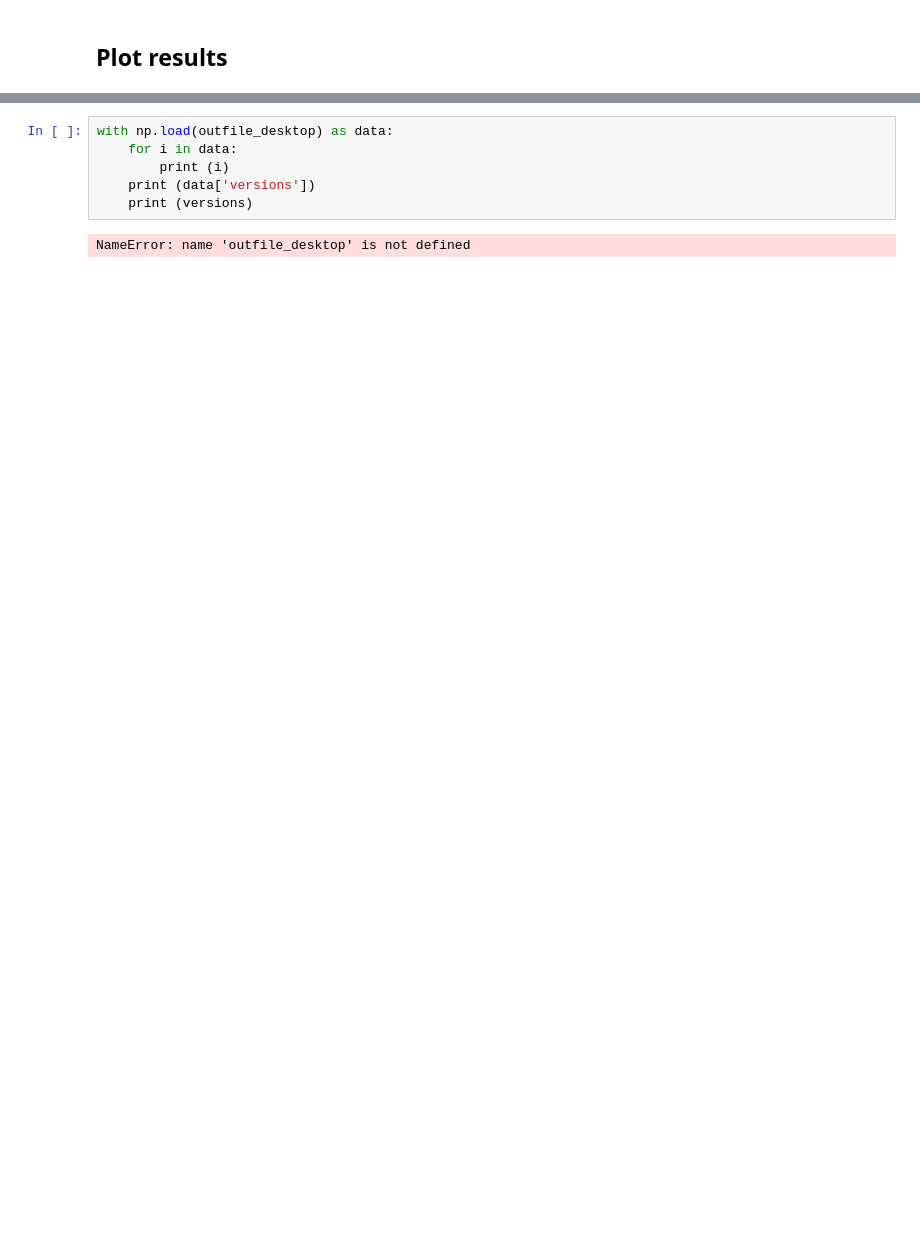
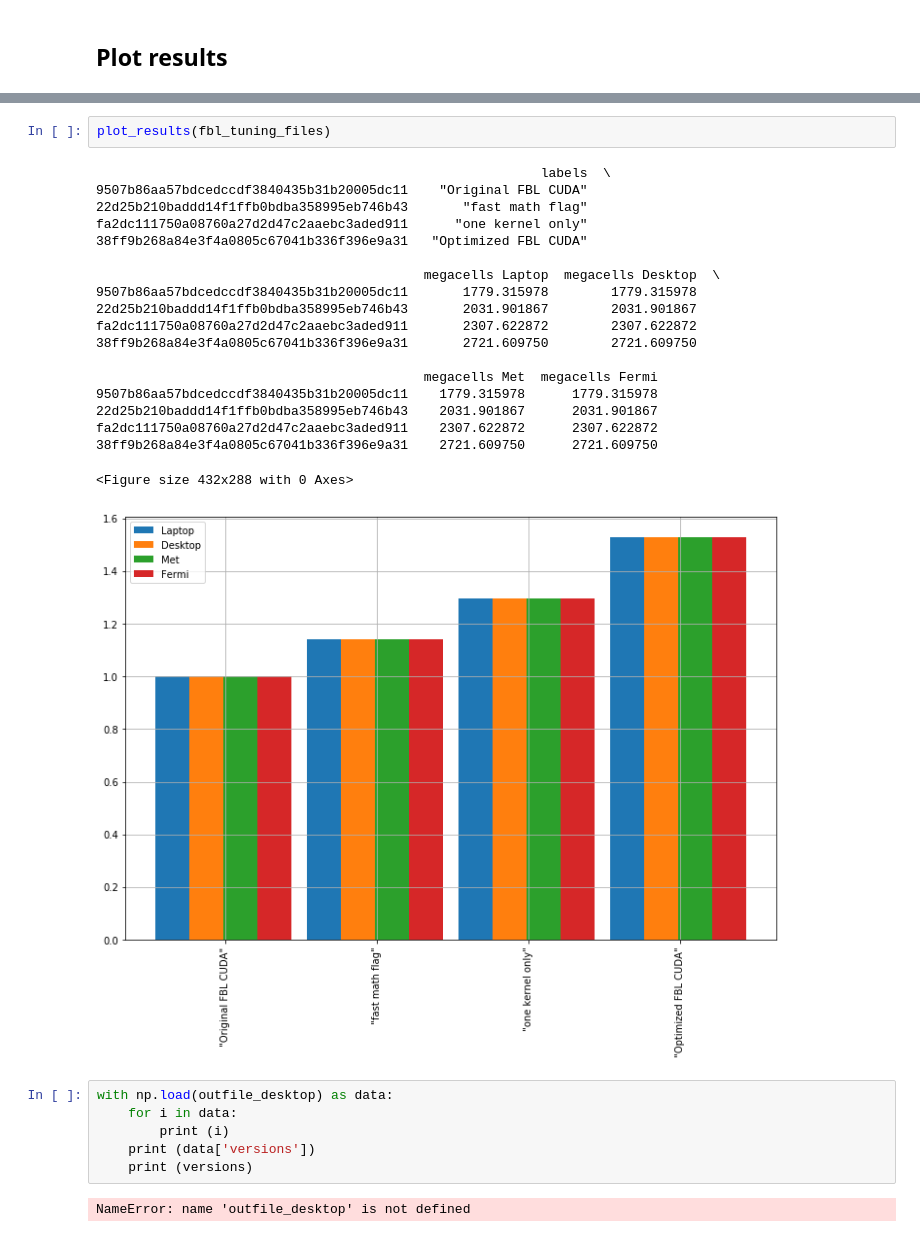
Before and after one commit to metno/gpu-ocean, a Jupyter notebook: gpu_ocean/prototypes/BenchmarkGitVersionsForProfiling.ipynb, the cells around one changed output, grey strips where cells are left out. Cells and saved outputs as stored; diff of their text form; blank space fills up the shorter version.

```diff
--- a/gpu_ocean/prototypes/BenchmarkGitVersionsForProfiling.ipynb
+++ b/gpu_ocean/prototypes/BenchmarkGitVersionsForProfiling.ipynb
@@ -85,3 +126,25 @@ plt.legend()
+# %%
+plot_results(fbl_tuning_files)
+# %% [output]
+                                                         labels  \
+9507b86aa57bdcedccdf3840435b31b20005dc11    "Original FBL CUDA"
+22d25b210baddd14f1ffb0bdba358995eb746b43       "fast math flag"
+fa2dc111750a08760a27d2d47c2aaebc3aded911      "one kernel only"
+38ff9b268a84e3f4a0805c67041b336f396e9a31   "Optimized FBL CUDA"
+
+                                          megacells Laptop  megacells Desktop  \
+9507b86aa57bdcedccdf3840435b31b20005dc11       1779.315978        1779.315978
+22d25b210baddd14f1ffb0bdba358995eb746b43       2031.901867        2031.901867
+fa2dc111750a08760a27d2d47c2aaebc3aded911       2307.622872        2307.622872
+38ff9b268a84e3f4a0805c67041b336f396e9a31       2721.609750        2721.609750
+
+                                          megacells Met  megacells Fermi
+9507b86aa57bdcedccdf3840435b31b20005dc11    1779.315978      1779.315978
+22d25b210baddd14f1ffb0bdba358995eb746b43    2031.901867      2031.901867
+fa2dc111750a08760a27d2d47c2aaebc3aded911    2307.622872      2307.622872
+38ff9b268a84e3f4a0805c67041b336f396e9a31    2721.609750      2721.609750
+<Figure size 432x288 with 0 Axes>
+[figure, added]
 # %%
 with np.load(outfile_desktop) as data:
     for i in data:
```
Also changed, not shown: parts of 4 cells of this notebook, 6 other files.
